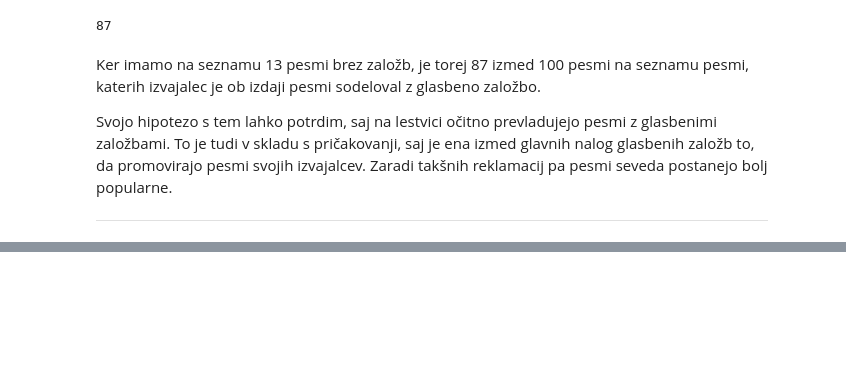
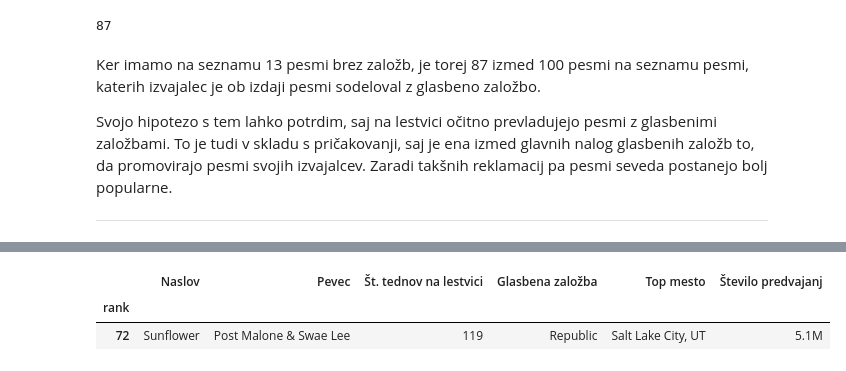
Before and after one commit to tej-boop/analiza-podatkov-rollingstone, a Jupyter notebook: analiza-podatkov.ipynb, the cells around one changed output, grey strips where cells are left out. Saved outputs shown, nothing was run; the diff lists cells and outputs as text; code cells hidden in the pictures; blank space fills up the shorter version.

```diff
--- a/analiza-podatkov.ipynb
+++ b/analiza-podatkov.ipynb
@@ -175,0 +219,6 @@ saj je ena izmed glavnih nalog glasbenih založb to, da promovirajo pesmi svojih
+# %%
+pesmi[pesmi["Št. tednov na lestvici"] == 119]
+# %% [output]
+|  | Naslov | Pevec | Št. tednov na lestvici | Glasbena založba | Top mesto | Število predvajanj |
+| rank |  |  |  |  |  |  |
+| 72 | Sunflower | Post Malone & Swae Lee | 119 | Republic | Salt Lake City, UT | 5.1M |
```
Also changed, not shown: parts of 9 cells of this notebook.
